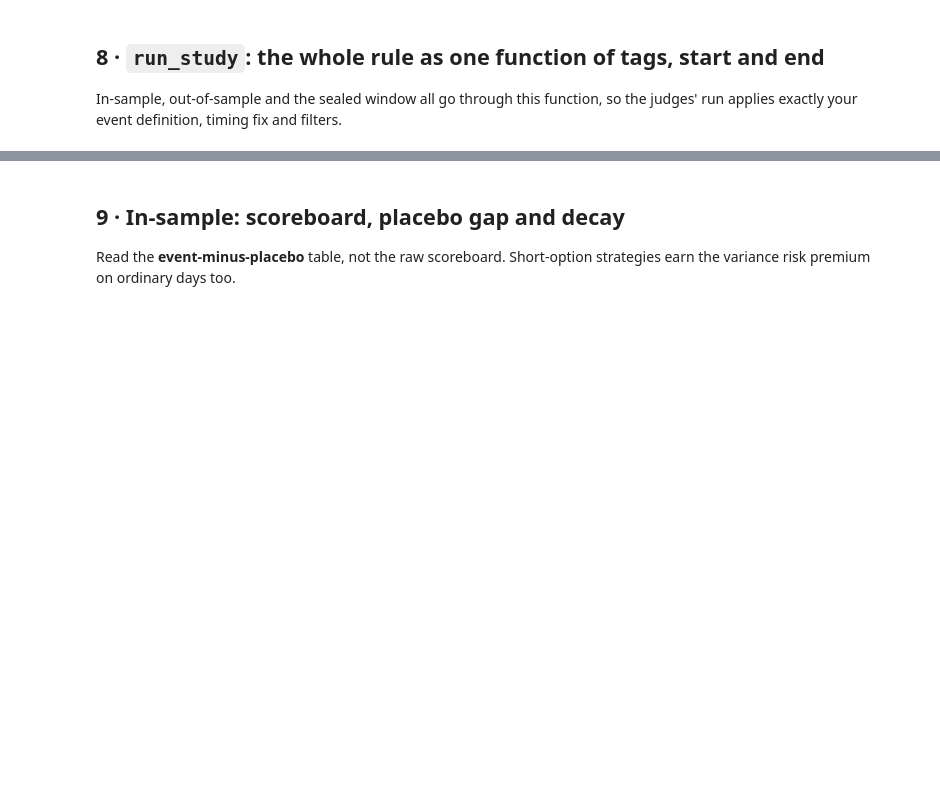
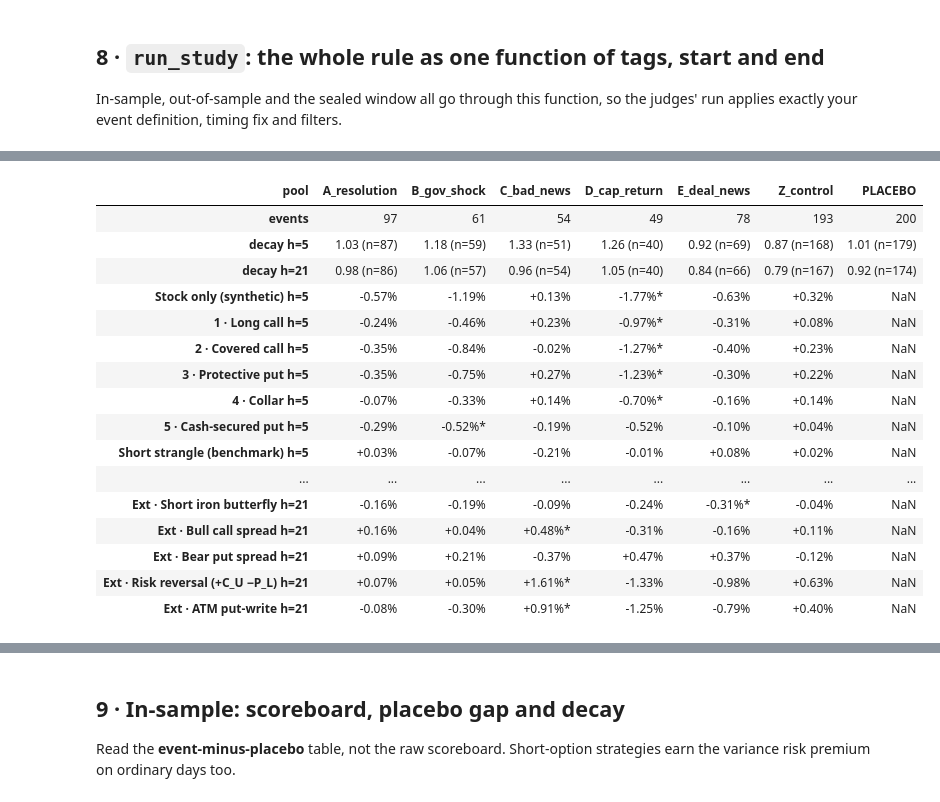
Before and after one commit to sibi-seeni/massive-quant-hacks, a Jupyter notebook: trade-the-8k-research.ipynb, the cells around one changed output, grey strips where cells are left out. Drawn from its saved outputs; the diff is of its cells as text; code cells hidden in the pictures; blank space fills up the shorter version.

```diff
--- a/trade-the-8k-research.ipynb
+++ b/trade-the-8k-research.ipynb
@@ -115,10 +145,12 @@ Everything you change lives here. `HORIZONS` is fixed by the organizers; do not
 - Switch columns: `drop_call` is the value of buying back the short call at entry (switching a strangle to a cash-secured put); `drop_put` is the value of buying back the short put (switching toward a covered call or collar).
 # %%
 # ---- Event definition ---------------------------------------------------------------------------
-EVENT_TAGS = ["cfo_appointment"]          # one or more tertiary_category tags
-HEADLINE_STRATEGY = "cash_secured_put"    # stock | long_call | covered_call | protective_put | collar | cash_secured_put
-                                          # | short_strangle | drop_call | drop_put
-VARIANT_NOTE = "baseline run"             # short free-text note saved in the variant log
+EVENT_TAGS        = ["ceo_departure", "cfo_departure"]
+HEADLINE_STRATEGY = "protective_put"
+ENTRY             = "pre"          # pricing question; section 11 also shows post
+VARIANT_NOTE      = "B gov shock; pre-entry pricing test; post = tradability"
+RUN_PLACEBO       = True
+EXCLUDE_EARNINGS_DAYS = 1          # make sure departures announced with earnings aren't driving it
 
 # ---- Windows ------------------------------------------------------------------------------------
 STUDY_START, STUDY_END = "2024-01-01", "2025-12-31"     # in-sample
@@ -216,7 +252,7 @@ def normalize_ticker(t):
     return t.strip().upper().replace("/", ".")
 
 
-def fetch_disclosures(tag: str, start: str, end: str) -> pd.DataFrame:
+def fetch_disclosures(tag, start, end):
     rows = api_get_all("/stocks/filings/8-K/vX/disclosures", {
         "tertiary_category": tag, "filing_date.gte": start, "filing_date.lte": end,
         "limit": 1000, "sort": "filing_date.asc"})
@@ -224,6 +260,13 @@ def fetch_disclosures(tag: str, start: str, end: str) -> pd.DataFrame:
     if not df.empty:
         df["filing_date"] = pd.to_datetime(df["filing_date"])
         df["tag"] = tag
+        if "tickers" not in df.columns:
+            df["tickers"] = df["ticker"] if "ticker" in df.columns else None
+        df["tickers"] = df["tickers"].map(
+            lambda t: t if isinstance(t, list) else ([t] if isinstance(t, str) and t else []))
+        for c in ("cik", "filing_url", "supporting_text", "accession_number"):
+            if c not in df.columns:
+                df[c] = None
     return df
 
 
@@ -707,3 +814,56 @@ def run_study(start, end, tags=None, universe=None, buckets=None, otm_pcts=None,
         out.update(placebo_results=pres, placebo_board=scoreboard(pres) if not pres.empty else None,
                    diff=difference_board(res, pres) if not pres.empty else None)
     return out
+# %%
+# ── Screen candidate pools (exploration only; log the pick in section 0 before the full run) ──
+POOLS = {
+    "A_resolution":  ["ceo_appointment", "cfo_appointment", "acquisition_completion", "settlement_agreement"],
+    "B_gov_shock":   ["ceo_departure", "cfo_departure"],
+    "C_bad_news":    ["material_charge_or_gain", "asset_impairment", "restructuring_plan", "regulatory_investigation"],
+    "D_cap_return":  ["share_repurchase_program", "tender_offer"],
+    "E_deal_news":   ["merger_agreement", "acquisition_agreement", "deal_termination"],
+    "Z_control":     ["annual_meeting_results", "bylaw_amendment"],
+}
+SCREEN_H = [5, 21]
+_b = {BASELINE_BUCKET: EXPIRY_BUCKETS[BASELINE_BUCKET]}
+_o = [OTM_PCT]
+
+screen = {}
+for name, tags in POOLS.items():
+    print(f"\n=== {name}: {tags}")
+    screen[name] = run_study(STUDY_START, STUDY_END, tags=tags, buckets=_b, otm_pcts=_o, label=name)
+
+# one shared placebo over all names that appear in any pool
+all_ev = pd.concat([s["events"] for s in screen.values() if not s["events"].empty], ignore_index=True)
+pev = sample_placebo(all_ev, 200, STUDY_START, STUDY_END)
+ppr, _ = price_events(pev, _b, _o, label="screen placebo")
+pres = evaluate(ppr, _o)
+
+def _ratio(res, h):
+    r = slice_results(res, BASELINE_BUCKET, "pre", OTM_PCT)
+    x = r.loc[r.horizon == h, "ratio"].dropna()
+    return f"{x.mean():.2f} (n={len(x)})" if len(x) else ""
+
+rows = []
+for name, s in screen.items():
+    res = s["results"]
+    row = {"pool": name, "events": len(s["events"])}
+    if res.empty:
+        rows.append(row); continue
+    for h in SCREEN_H:
+        row[f"decay h={h}"] = _ratio(res, h)
+    d = difference_board(res, pres)
+    for h in SCREEN_H:
+        for _, r in d[d.horizon == h].iterrows():
+            if pd.isna(r.get("difference")):
+                continue
+            star = "*" if (r.ci_lo > 0 or r.ci_hi < 0) else ""
+            row[f"{STRATEGY_LABEL.get(r.strategy, r.strategy)} h={h}"] = f"{r.difference*100:+.2f}%{star}"
+    rows.append(row)
+
+placebo_row = {"pool": "PLACEBO", "events": len(pev), **{f"decay h={h}": _ratio(pres, h) for h in SCREEN_H}}
+screen_tbl = pd.DataFrame(rows + [placebo_row]).set_index("pool")
+screen_tbl.to_csv(OUT_DIR / "pool_screen.csv")
+print("Event minus placebo, per $1 spot (3-6m, entry =", ENTRY, ").  * = 95% CI excludes 0")
+display(screen_tbl.T)
+# %% [output]
@@ -709,0 +887,17 @@ def run_study(start, end, tags=None, universe=None, buckets=None, otm_pcts=None,
+| pool | A_resolution | B_gov_shock | C_bad_news | D_cap_return | E_deal_news | Z_control | PLACEBO |
+| events | 97 | 61 | 54 | 49 | 78 | 193 | 200 |
+| decay h=5 | 1.03 (n=87) | 1.18 (n=59) | 1.33 (n=51) | 1.26 (n=40) | 0.92 (n=69) | 0.87 (n=168) | 1.01 (n=179) |
+| decay h=21 | 0.98 (n=86) | 1.06 (n=57) | 0.96 (n=54) | 1.05 (n=40) | 0.84 (n=66) | 0.79 (n=167) | 0.92 (n=174) |
+| Stock only (synthetic) h=5 | -0.57% | -1.19% | +0.13% | -1.77%* | -0.63% | +0.32% | NaN |
+| 1 · Long call h=5 | -0.24% | -0.46% | +0.23% | -0.97%* | -0.31% | +0.08% | NaN |
+| 2 · Covered call h=5 | -0.35% | -0.84% | -0.02% | -1.27%* | -0.40% | +0.23% | NaN |
+| 3 · Protective put h=5 | -0.35% | -0.75% | +0.27% | -1.23%* | -0.30% | +0.22% | NaN |
+| 4 · Collar h=5 | -0.07% | -0.33% | +0.14% | -0.70%* | -0.16% | +0.14% | NaN |
+| 5 · Cash-secured put h=5 | -0.29% | -0.52%* | -0.19% | -0.52% | -0.10% | +0.04% | NaN |
+| Short strangle (benchmark) h=5 | +0.03% | -0.07% | -0.21% | -0.01% | +0.08% | +0.02% | NaN |
+| ... | ... | ... | ... | ... | ... | ... | ... |
+| Ext · Short iron butterfly h=21 | -0.16% | -0.19% | -0.09% | -0.24% | -0.31%* | -0.04% | NaN |
+| Ext · Bull call spread h=21 | +0.16% | +0.04% | +0.48%* | -0.31% | -0.16% | +0.11% | NaN |
+| Ext · Bear put spread h=21 | +0.09% | +0.21% | -0.37% | +0.47% | +0.37% | -0.12% | NaN |
+| Ext · Risk reversal (+C_U −P_L) h=21 | +0.07% | +0.05% | +1.61%* | -1.33% | -0.98% | +0.63% | NaN |
+| Ext · ATM put-write h=21 | -0.08% | -0.30% | +0.91%* | -1.25% | -0.79% | +0.40% | NaN |
```
Also changed, not shown: parts of 10 cells of this notebook, 2 other files.
